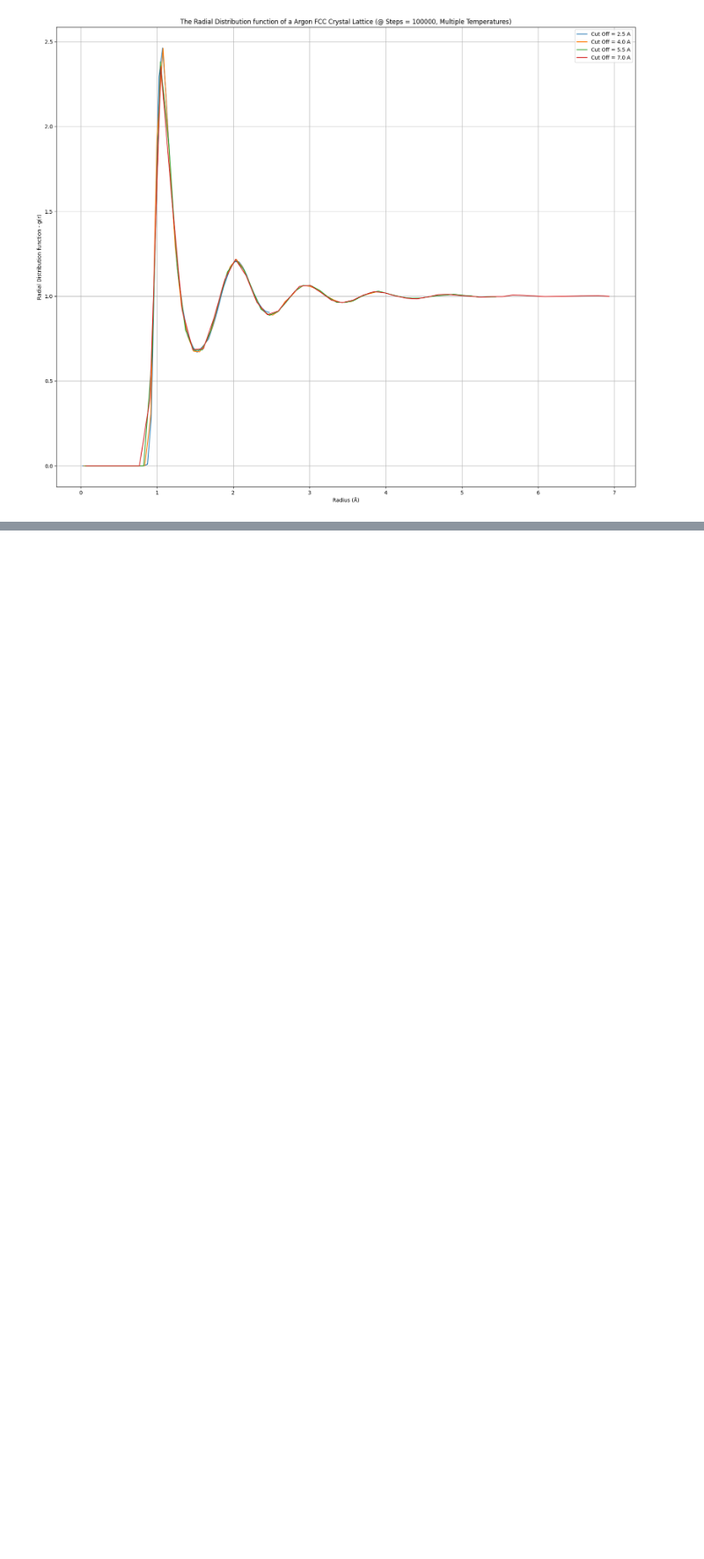
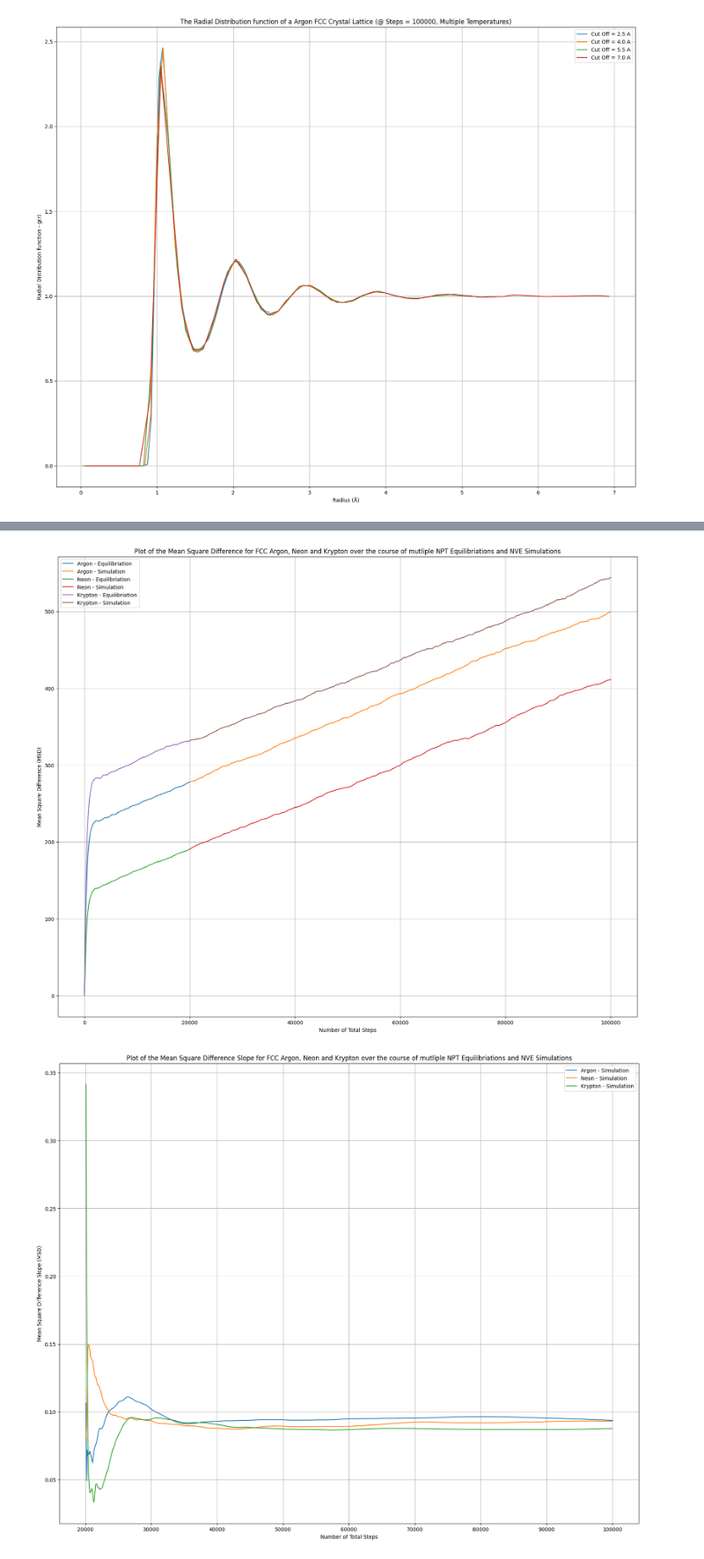
Before and after one commit to MrDNAlex/NE-451-Simulation-Methods, a Jupyter notebook: Labs/Lab1-Assignment/PVNRT.ipynb, the cells around one changed output, grey strips where cells are left out. Shown at 88% size. Cells and saved outputs as stored; diff of their text form; code cells hidden in the pictures; blank space fills up the shorter version.

```diff
--- a/Labs/Lab1-Assignment/PVNRT.ipynb
+++ b/Labs/Lab1-Assignment/PVNRT.ipynb
@@ -44,9 +65,12 @@ import matplotlib.pyplot as plt
 import os
 import numpy as np
 
-def read_TPVE_File (path : str, equibSteps : int, simSteps : int, saveEveryNFrames: int ):
+def read_TPVE_File (path : str, equibSteps : int, simSteps : int, saveEveryNFrames: int, include_MSD = False):
 
-    columns = ["Step", "Temp", "Press", "Volume", "TotEng"]
+    if include_MSD:
+        columns = ["Step", "Temp", "Press", "Volume", "TotEng", "MSD", "MSD_Slope"]
+    else:
+        columns = ["Step", "Temp", "Press", "Volume", "TotEng"]
 
     with open(path, "r") as f:
         totalLineCount = sum(1 for _ in f)
@@ -212,6 +275,13 @@ E5_C3_RDF = read_RDF_File("Exercise5/RDF_Sim3.data", RDF_Bins)
 
 E5_C4_RDF_eq = read_RDF_File("Exercise5/RDF_Pre_Sim4.data", RDF_Bins)
 E5_C4_RDF = read_RDF_File("Exercise5/RDF_Sim4.data", RDF_Bins)
+
+# Exercise 6
+E6_Ar_eq, E6_Ar = read_TPVE_File("Exercise6/slurm-1195.out", 20000, 80000, framesPerSave, True)
+
+E6_Ar_eq, E6_Ar = read_TPVE_File("Exercise6/slurm-1261.out", 20000, 80000, framesPerSave, True)
+E6_Ne_eq, E6_Ne = read_TPVE_File("Exercise6/slurm-1262.out", 20000, 80000, framesPerSave, True)
+E6_Kr_eq, E6_Kr = read_TPVE_File("Exercise6/slurm-1263.out", 20000, 80000, framesPerSave, True)
 # %% [markdown]
 # Exercise 1 : Plot the PV - Nk_BT Graph
 ----
@@ -432,0 +511,12 @@ None of the functions vary that much, the noise within the system is a little di
+# %%
+# Put dataframes into Arrays
+dfs_eq = [E6_Ar_eq, E6_Ne_eq, E6_Kr_eq]
+dfs = [E6_Ar, E6_Ne, E6_Kr]
+labels = ["Argon", "Neon", "Krypton"]
+
+# Plot the MSD Data
+plot_multi_MSD(dfs_eq, dfs, labels)
+plot_multi_MSD_Slope(dfs_eq, dfs, labels)
+# %% [output]
+[figure, added]
+[figure, added]
```
Also changed, not shown: parts of 6 cells of this notebook, 19 other files.
